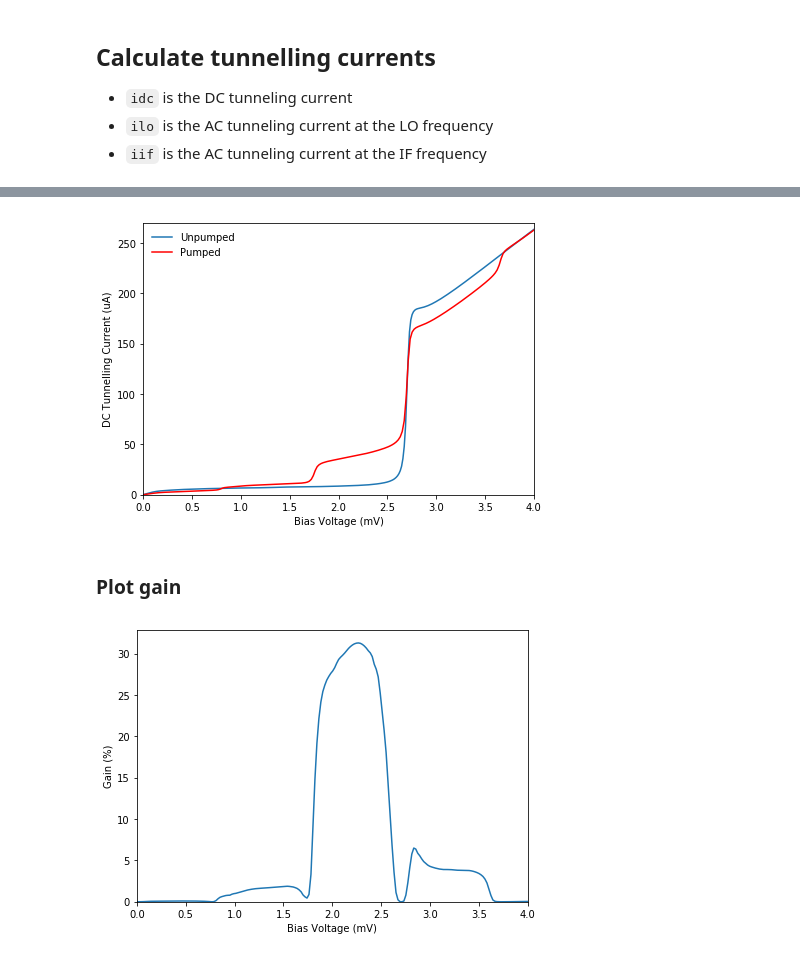
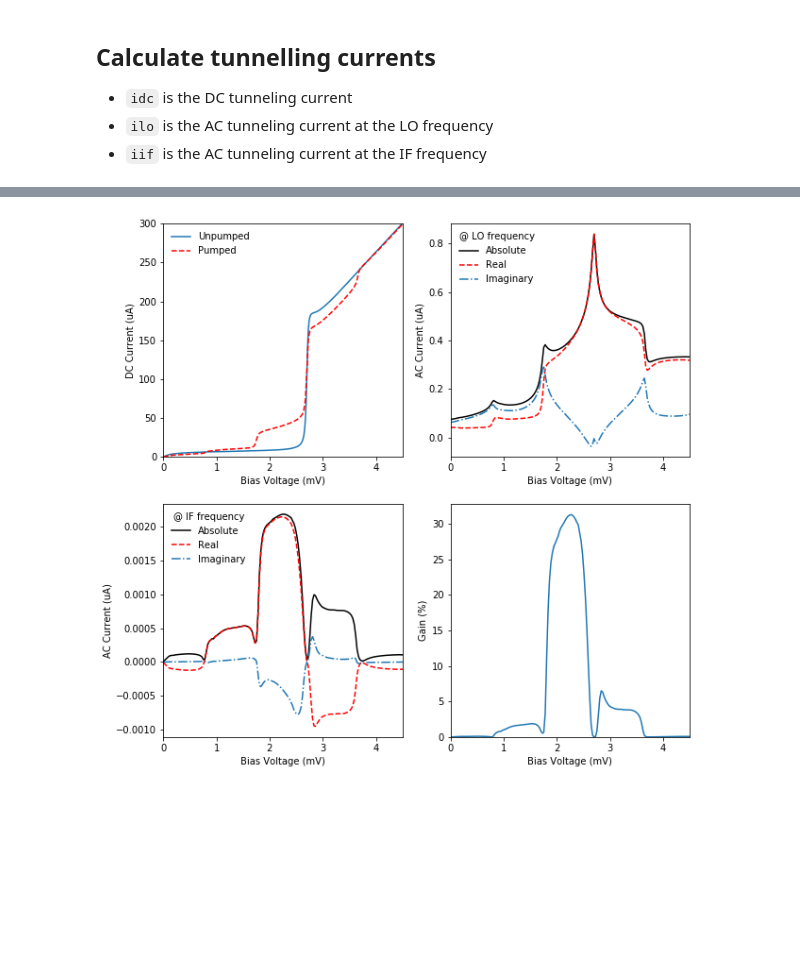
Before and after one commit to garrettj403/QMix, a Jupyter notebook: examples/multi-tone.ipynb, the cells around one changed output, grey strips where cells are left out. Cells and saved outputs as stored; diff of their text form; code cells hidden in the pictures; blank space fills up the shorter version.

Commit message:
Update examples, add more info [ci skip]

```diff
--- a/examples/multi-tone.ipynb
+++ b/examples/multi-tone.ipynb
@@ -167,18 +184,4 @@ idc, ilo, iif = qmix.qtcurrent.qtcurrent_std(vj, cct, resp, num_b=num_b)
 # %%
-# Convert normalized values to given units
+# Conversion: normalized -> de-normalized
 vmv = vgap / sc.milli
-ima = igap / sc.milli
 iua = igap / sc.micro
-iua = igap / sc.micro
-# %%
-fig, ax1 = plt.subplots(figsize=(7,5))
-
-ax1.plot(resp.voltage*vmv, resp.current*iua, label='Unpumped')
-ax1.plot(cct.vb*vmv, idc*iua, 'r', label='Pumped')
-ax1.set(xlabel='Bias Voltage (mV)', xlim=(0,4))
-ax1.set(ylabel='DC Tunnelling Current (uA)', ylim=(0,270))
-ax1.legend(frameon=False);
-# %% [output]
-[figure, removed]
-# %% [markdown]
-### Plot gain
@@ -195,9 +188,35 @@ gain = pload / pusb
-# %%
-fig, ax2 = plt.subplots(figsize=(7,5))
-
-ax2.plot(cct.vb*vmv, gain*100)
-ax2.set(xlabel='Bias Voltage (mV)', xlim=(0,4))
-ax2.set(ylabel=r'Gain (%)')
-ax2.set_ylim(bottom=0);
-# %% [output]
-[figure, removed]
+# %%
+fig, ((ax1, ax2), (ax3, ax4)) = plt.subplots(2, 2, figsize=(10,10))
+
+# Plot I-V curves
+ax1.plot(resp.voltage*vmv, resp.current*iua, label='Unpumped')
+ax1.plot(cct.vb*vmv, idc*iua, 'r--', label='Pumped')
+ax1.set(xlim=(0,4.5), xlabel='Bias Voltage (mV)')
+ax1.set(ylim=(0,300), ylabel='DC Current (uA)')
+ax1.legend(frameon=False)
+
+# Plot AC currents at LO frequency
+ax2.plot(cct.vb*vmv, np.abs(ilo), 'k', label='Absolute')
+ax2.plot(cct.vb*vmv, ilo.real, 'r--', label='Real')
+ax2.plot(cct.vb*vmv, ilo.imag, ls='-.', label='Imaginary')
+ax2.set(xlim=(0,4.5), xlabel='Bias Voltage (mV)')
+ax2.set(ylabel='AC Current (uA)')
+ax2.legend(frameon=False, loc=2, title="@ LO frequency")
+
+# Plot AC currents at IF frequency
+ax3.plot(cct.vb*vmv, np.abs(iif), 'k', label='Absolute')
+ax3.plot(cct.vb*vmv, iif.real, 'r--', label='Real')
+ax3.plot(cct.vb*vmv, iif.imag, ls='-.', label='Imaginary')
+ax3.set(xlim=(0,4.5), xlabel='Bias Voltage (mV)')
+ax3.set(ylabel='AC Current (uA)')
+ax3.legend(frameon=False, loc=2, title="@ IF frequency")
+
+# Plot gain of SIS junction
+ax4.plot(cct.vb*vmv, gain*100)
+ax4.set(xlim=(0,4.5), xlabel='Bias Voltage (mV)')
+ax4.set(ylabel='Gain (%)')
+ax4.set_ylim(bottom=0)
+
+fig.savefig('../example.png', dpi=500);
+# %% [output]
+[figure, added]
```
Also changed, not shown: parts of 16 cells of this notebook, 2 other files.
